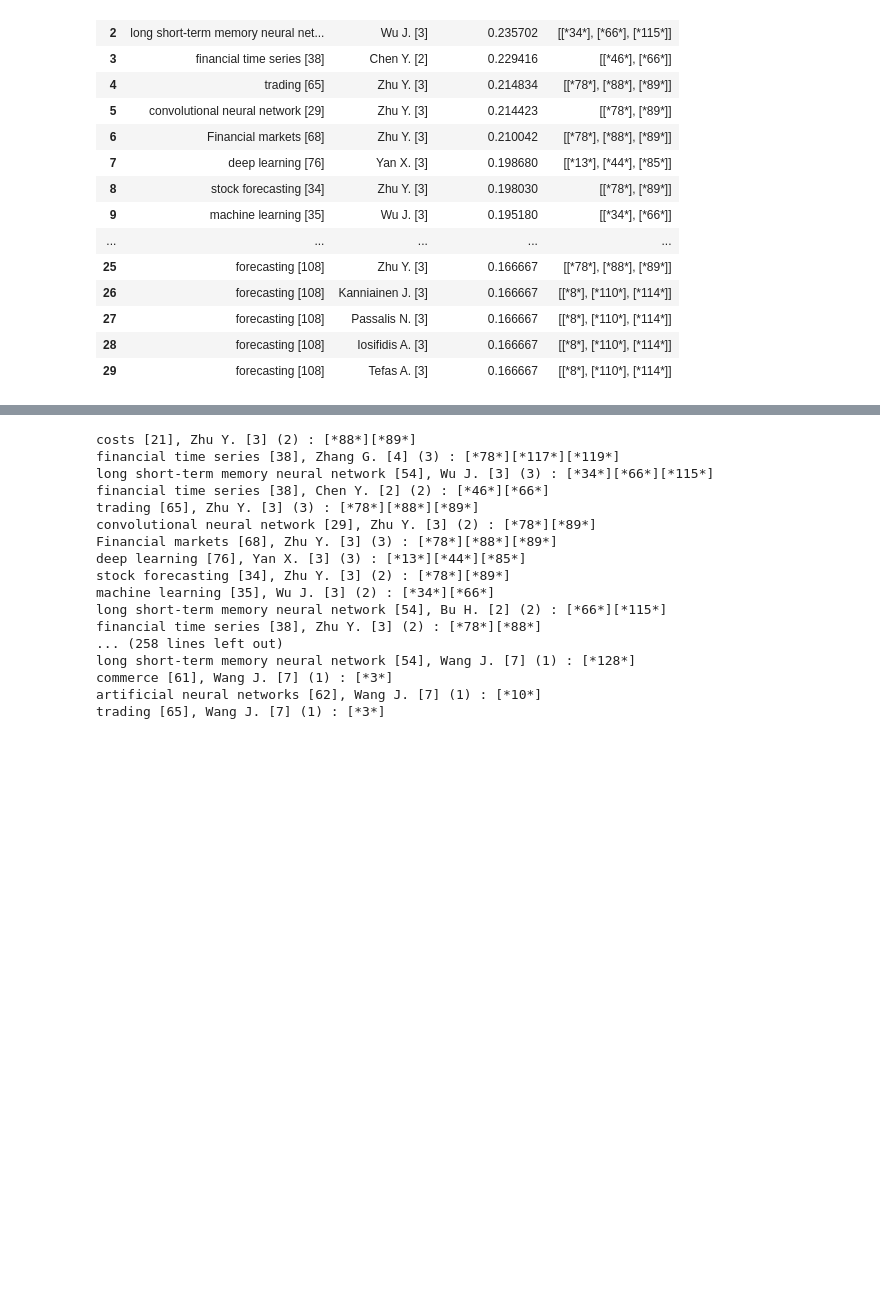
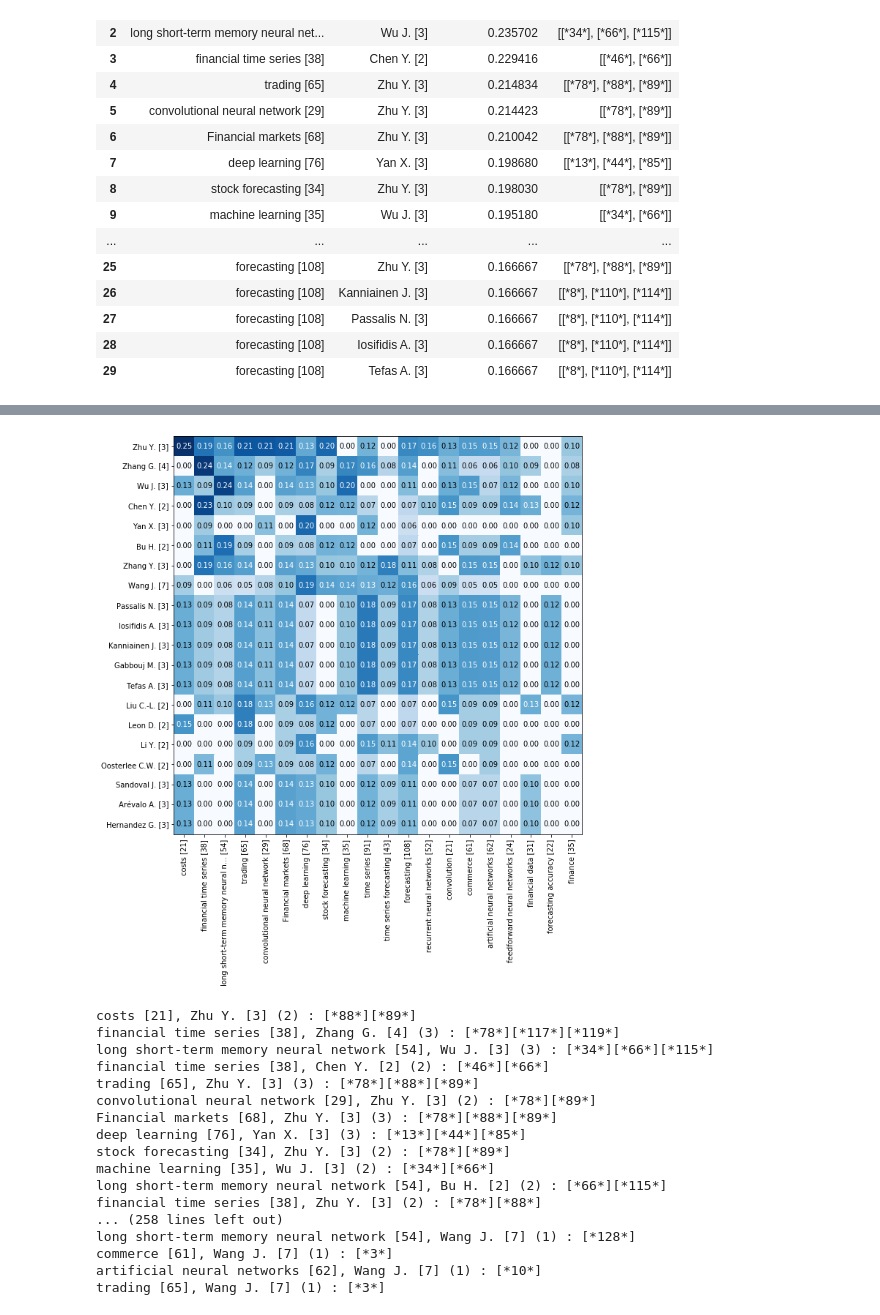
Before and after one commit to jdvelasq/techminer-old-deprecated, a Jupyter notebook: guide/tutorial/20-cross-matrix.ipynb, the cells around one changed output, grey strips where cells are left out. Cells and saved outputs as stored; diff of their text form; code cells hidden in the pictures; blank space fills up the shorter version.

```diff
--- a/guide/tutorial/20-cross-matrix.ipynb
+++ b/guide/tutorial/20-cross-matrix.ipynb
@@ -38,3 +58,13 @@ rdf.crosscorr(
+# %%
+rdf.crosscorr(
+    column_r='keywords (cleaned)',
+    sep_r=';',
+    column_c='Authors',
+    sep_c=',',
+    top_n=20
+).heatmap()
+# %% [output]
+[figure, added]
 # %%
 rdf.crosscorr(
     column_r='keywords (cleaned)',
```
Also changed, not shown: parts of 1 cell of this notebook, 3 other files.
